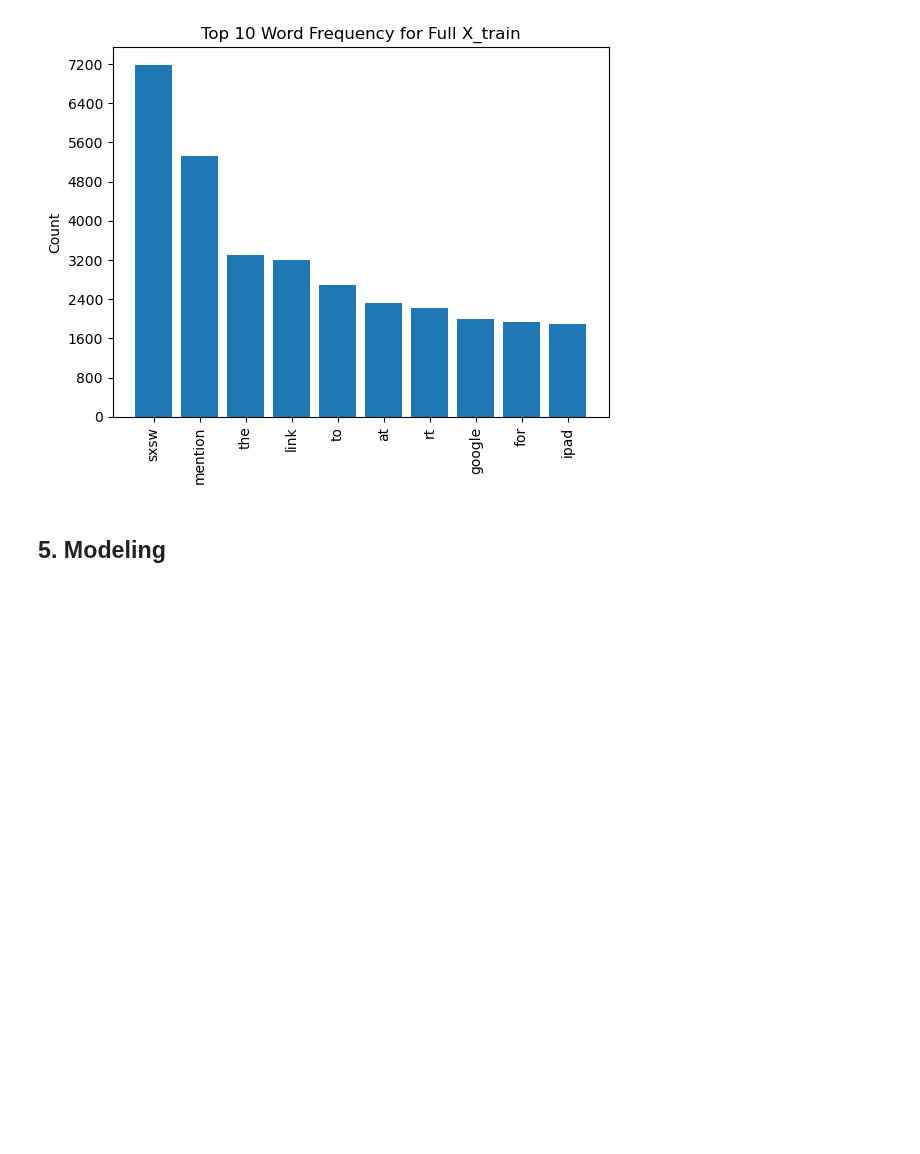
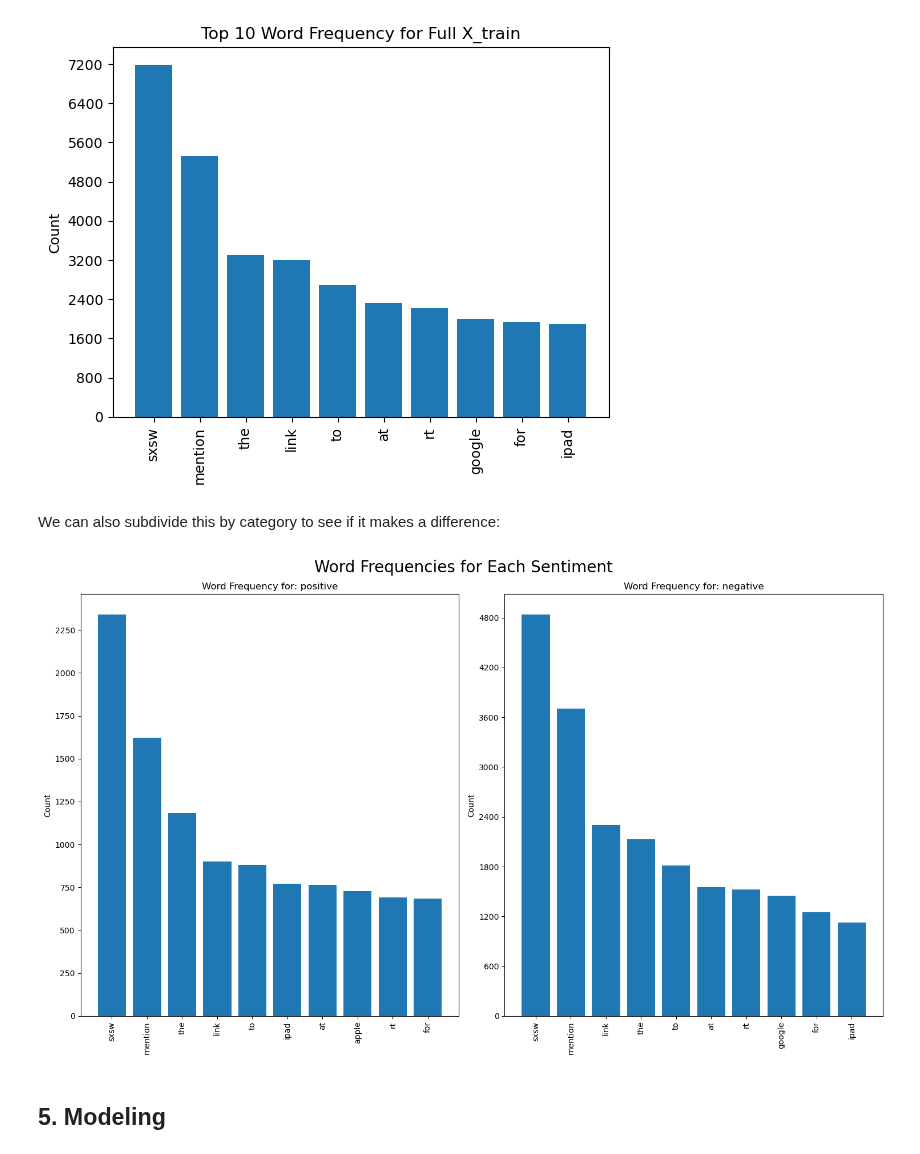
Before and after one commit to AlbaneCM/NLP, a Jupyter notebook: Natural-Language-Processing-Sentiment-Analysis.ipynb, the cells around one changed output. Saved outputs shown, nothing was run; the diff lists cells and outputs as text; code cells hidden in the pictures; blank space fills up the shorter version.

```diff
--- a/Natural-Language-Processing-Sentiment-Analysis.ipynb
+++ b/Natural-Language-Processing-Sentiment-Analysis.ipynb
@@ -623,6 +623,52 @@ train_freq_dist = FreqDist(X_train['tweet_tokenized'].explode())
 visualize_top_10(train_freq_dist, 'Top 10 Word Frequency for Full X_train')
 # %% [output]
 [figure]
+# %% [markdown]
+We can also subdivide this by category to see if it makes a difference:
+# %%
+# Adding in labels for filtering
+X_train['label'] = [y_train[val] for val in X_train.index]
+# %%
+# Defining funcrion to plot 2 visualizations
+
+# Creating two columns
+def two_subplits():
+    fig = plt.figure(figsize=(15, 9))
+    fig.set_tight_layout(True)
+    gs = fig.add_gridspec(1, 2)
+
+    ax1 = fig.add_subplot(gs[0, 0]) #row 0, col 0
+    ax2 = fig.add_subplot(gs[0, 1]) #row 0, col 1
+    return fig, [ax1, ax2]
+
+# Plotting the graph
+def plot_distribution_by_sentiment(column, axes, title = "Word Frequency for:"):
+    for index, category in enumerate(X_train['label'].unique()):
+#         Calculating frequency distribution for this subset
+        all_words = X_train[X_train['label'] == category][column].explode()
+        freq_dist = FreqDist(all_words)
+        top_10 = list(zip(*freq_dist.most_common(10)))
+        tokens = top_10[0]
+        counts = top_10[1]
+
+
+#         Setting up a plot
+        ax = axes[index]
+        ax.bar(tokens, counts)
+
+#         Customizing plot appearance
+        ax.set_title(f"{title} {category}")
+        ax.set_ylabel("Count")
+        ax.yaxis.set_major_locator(MaxNLocator(integer=True))
+        ax.tick_params(axis='x', rotation=90)
+
+
+fig, axes = two_subplits()
+plot_distribution_by_sentiment('tweet_tokenized', axes)
+fig.suptitle('Word Frequencies for Each Sentiment', fontsize=20)
+plt.show()
+# %% [output]
+[figure, added]
 # %% [markdown]
 ## 5. Modeling
 # %% [markdown]
```
Also changed, not shown: parts of 10 cells of this notebook.
